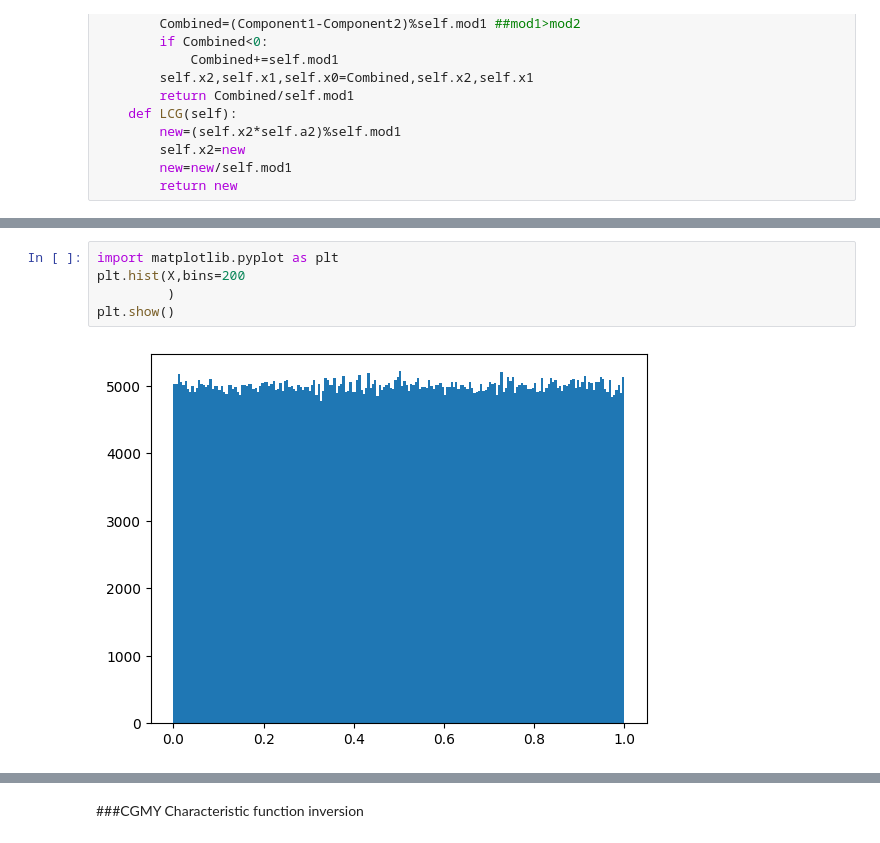
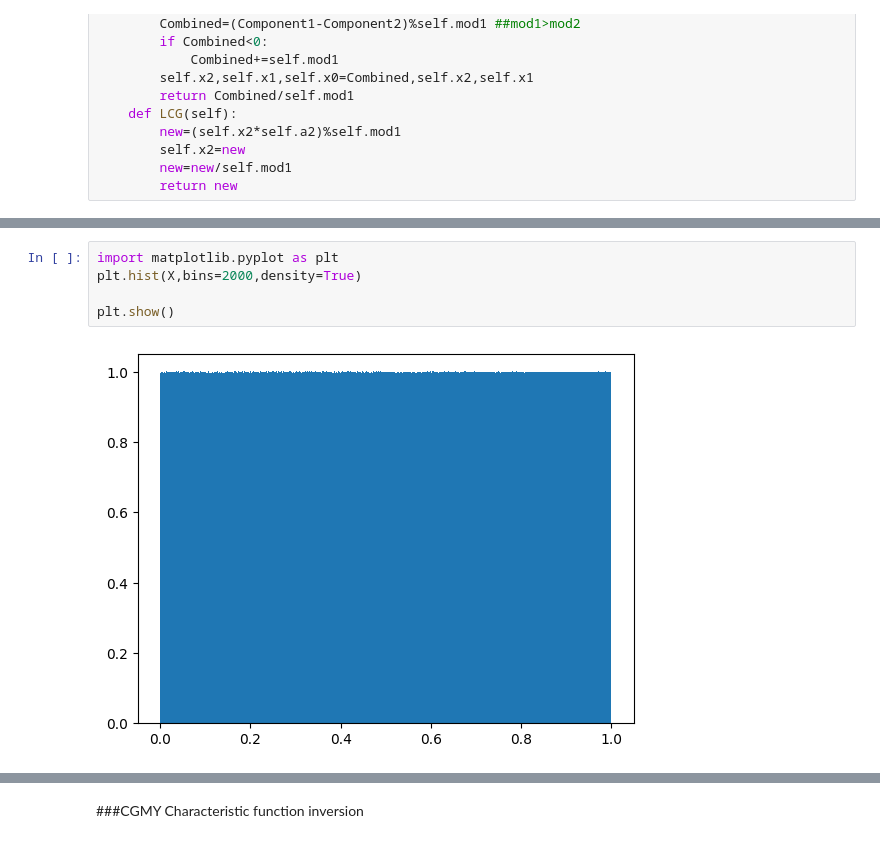
Before and after one commit to stffbram/JumpDiffusionModel, a Jupyter notebook: JumpModelDiffusion.ipynb, the cells around one changed output, grey strips where cells are left out. Cells and saved outputs as stored; diff of their text form.

```diff
--- a/JumpModelDiffusion.ipynb
+++ b/JumpModelDiffusion.ipynb
@@ -240,10 +283,10 @@ time taken: 0.0473332405090332
 # %%
 import matplotlib.pyplot as plt
-plt.hist(X,bins=200
-         )
+plt.hist(X,bins=2000,density=True)
+
 plt.show()
 # %% [output]
-[figure, old version]
+[figure, new version]
 # %%
 import random_number_gen
 gen=random_number_gen.RandomNumberGen()
```
Also changed, not shown: parts of 21 cells of this notebook.
